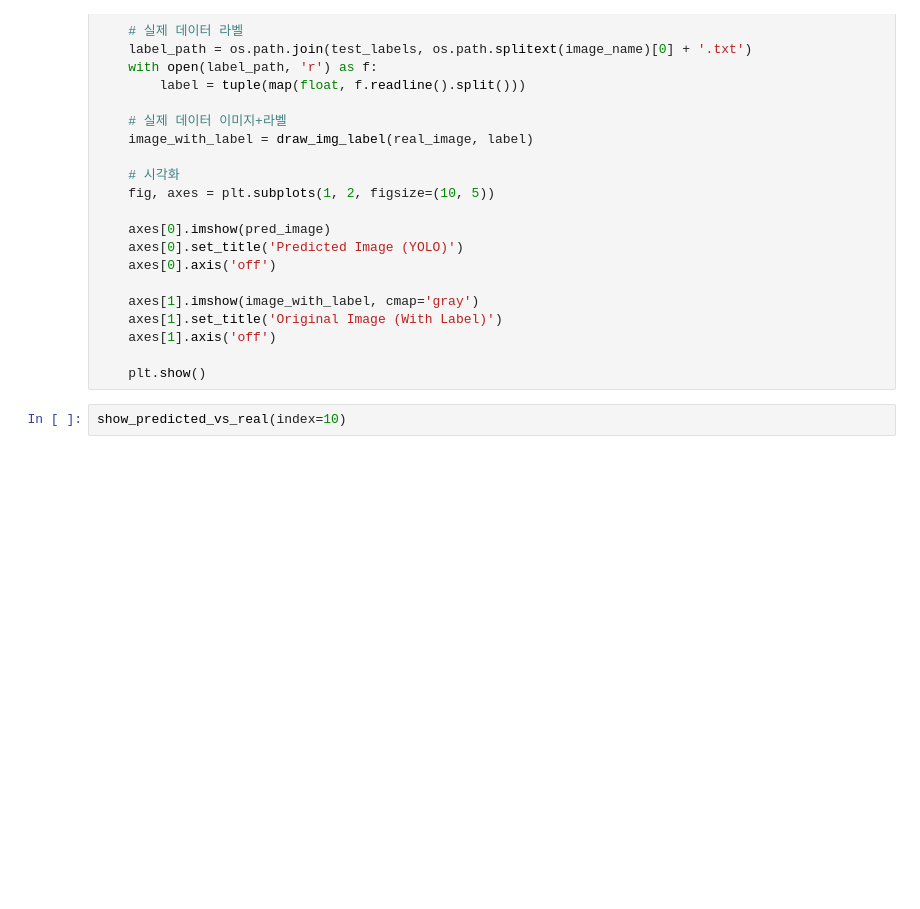
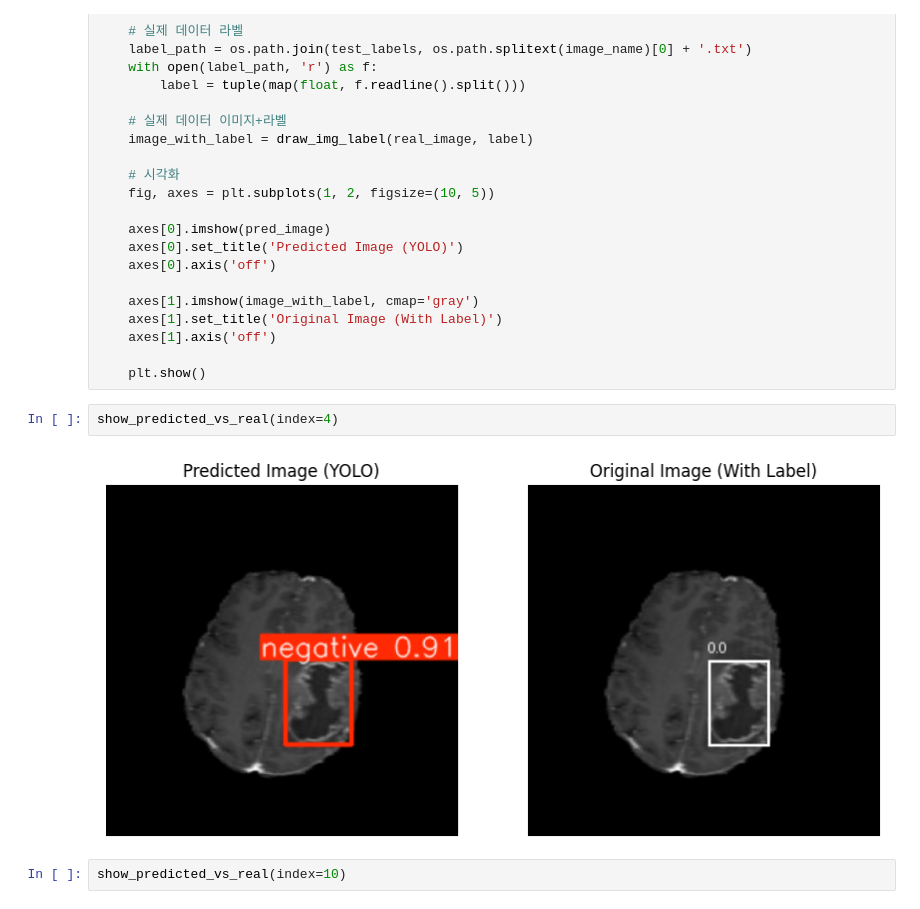
Before and after one commit to Kim-Minhee/ESC, a Jupyter notebook: real/01_YOLO_Brain Tumor Detection.ipynb, the cells around one changed output. Drawn from its saved outputs; the diff is of its cells as text; blank space fills up the shorter version.

```diff
--- a/real/01_YOLO_Brain Tumor Detection.ipynb
+++ b/real/01_YOLO_Brain Tumor Detection.ipynb
@@ -455,6 +458,10 @@ def show_predicted_vs_real(index):
     axes[1].axis('off')
 
     plt.show()
+# %%
+show_predicted_vs_real(index=4)
+# %% [output]
+[figure, added]
 # %%
 show_predicted_vs_real(index=10)
 # %% [output]
```
Also changed, not shown: parts of 42 cells of this notebook, 1 other file.
